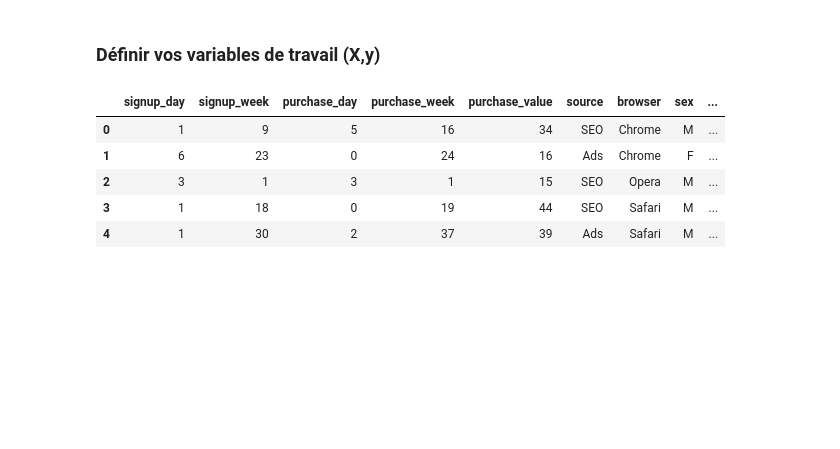
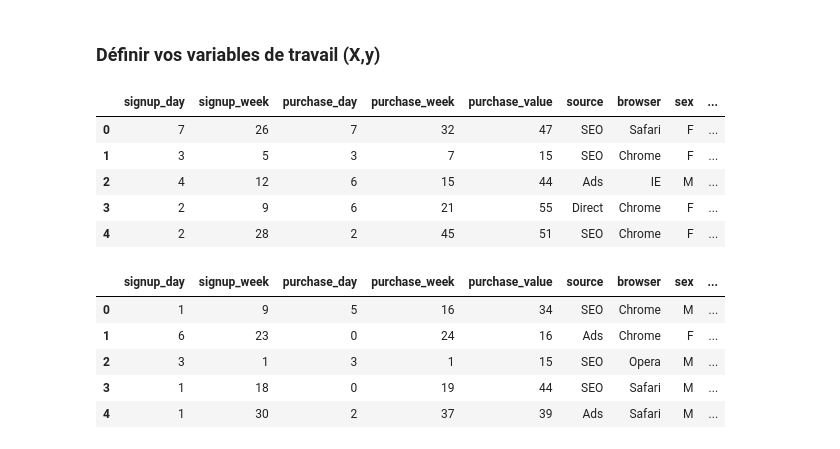
Before and after one commit to OFloyd/formation_greta, a Jupyter notebook: tp/tp_24_02_fraudes/projet_fraud.ipynb, the cells around one changed output. Cells and saved outputs as stored; diff of their text form; code cells hidden in the pictures; blank space fills up the shorter version.

```diff
--- a/tp/tp_24_02_fraudes/projet_fraud.ipynb
+++ b/tp/tp_24_02_fraudes/projet_fraud.ipynb
@@ -145,0 +136,13 @@ fraud.groupby('device_id')
+# %%
+for i in range(len(fraud)) :
+    fraud.loc[i,['signup_week','signup_day']]=datetime.strptime( (fraud.loc[i,'signup_time']) ,
+                                                                "%Y-%m-%d %H:%M:%S").isocalendar()[1:]
+# %%
+for i in range(len(fraud)) :
+    fraud.loc[i,['purchase_week','purchase_day']]=datetime.strptime( (fraud.loc[i,'purchase_time']) ,
+                                                                "%Y-%m-%d %H:%M:%S").isocalendar()[1:]
+# %%
+fraud['signup_week']=fraud['signup_week'].astype('int64')
+fraud['signup_day']= fraud['signup_day'].astype('int64')
+fraud['purchase_week']=fraud['purchase_week'].astype('int64')
+fraud['purchase_day']=fraud['purchase_day'].astype('int64')
@@ -148,3 +167,12 @@ fraud.groupby('device_id')
+# %%
+fraud[[*feat, targ]].head()
+# %% [output]
+|  | signup_day | signup_week | purchase_day | purchase_week | purchase_value | source | browser | sex | ... |
+| 0 | 7 | 26 | 7 | 32 | 47 | SEO | Safari | F | ... |
+| 1 | 3 | 5 | 3 | 7 | 15 | SEO | Chrome | F | ... |
+| 2 | 4 | 12 | 6 | 15 | 44 | Ads | IE | M | ... |
+| 3 | 2 | 9 | 6 | 21 | 55 | Direct | Chrome | F | ... |
+| 4 | 2 | 28 | 2 | 45 | 51 | SEO | Chrome | F | ... |
 # %%
 # %% [output]
 |  | signup_day | signup_week | purchase_day | purchase_week | purchase_value | source | browser | sex | ... |
```
Also changed, not shown: parts of 33 cells of this notebook.
